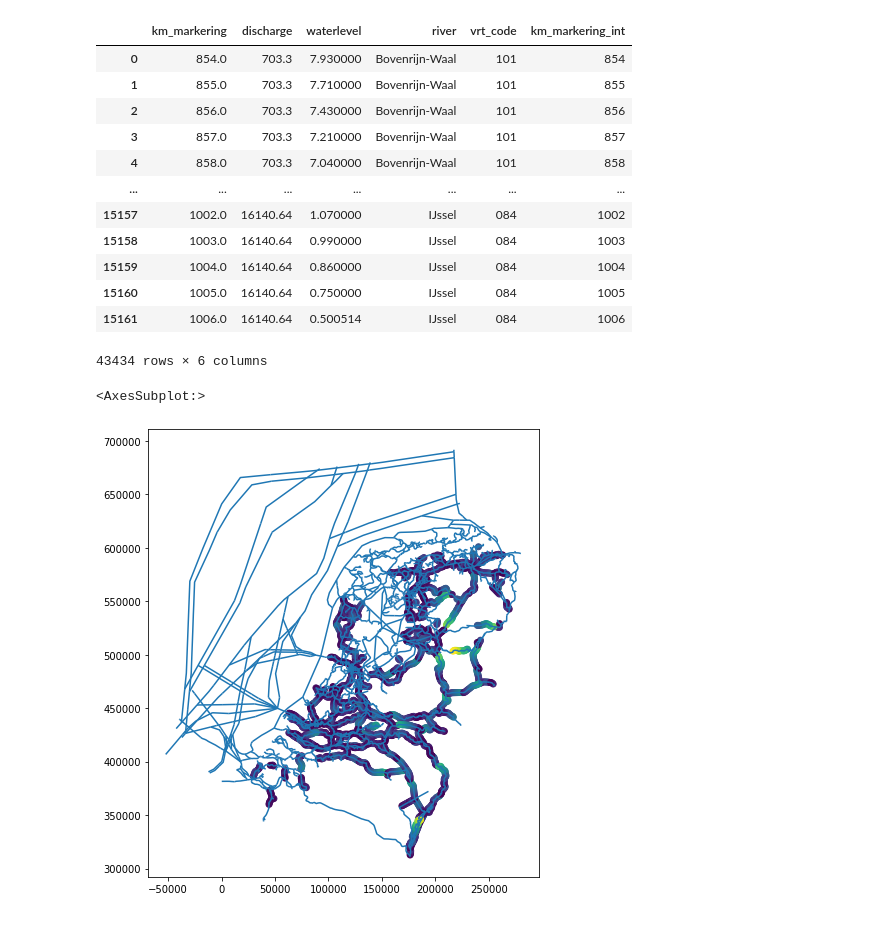
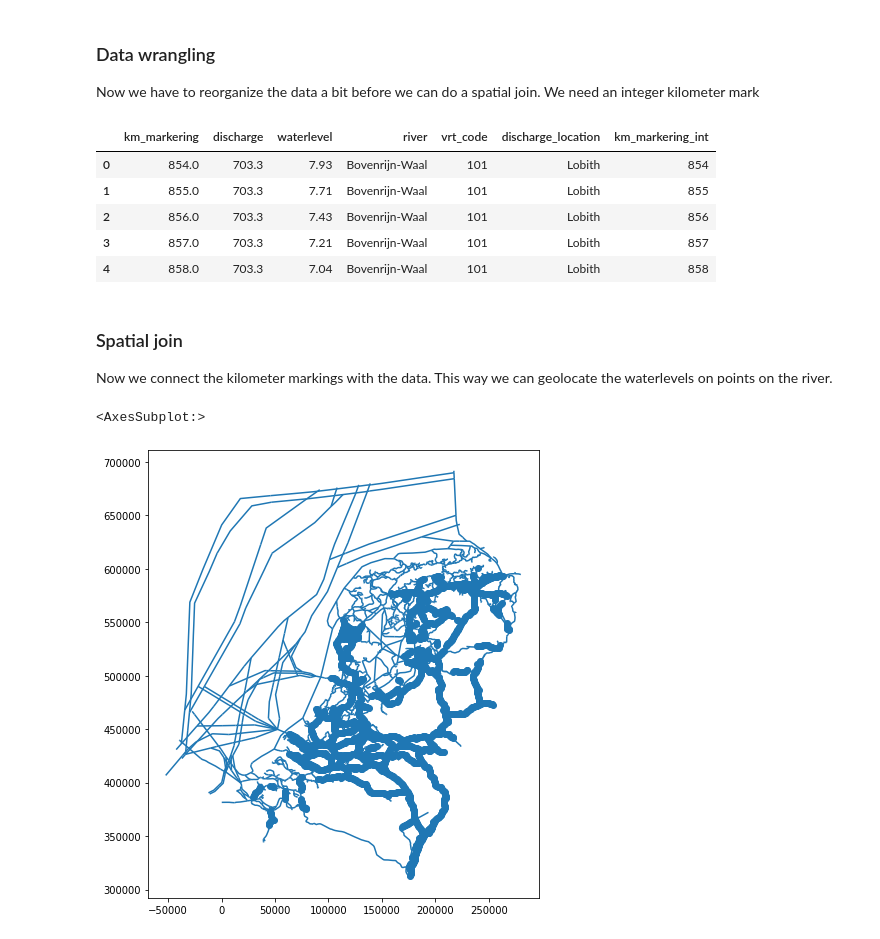
Before and after one commit to Deltares-research/digitaltwin-waterway, a Jupyter notebook: notebooks/waterdepths/read_waterdepth.ipynb, the cells around one changed output. Drawn from its saved outputs; the diff is of its cells as text; code cells hidden in the pictures.

```diff
--- a/notebooks/waterdepths/read_waterdepth.ipynb
+++ b/notebooks/waterdepths/read_waterdepth.ipynb
@@ -10,0 +19,8 @@ data_dir = pathlib.Path('~/data/river/dtv/betrekkingslijnen')
+# %%
+# general settings, the data where information is stored
+data_dir = pathlib.Path('~/data/river/dtv/betrekkingslijnen')
+download = False
+
+epsg_utm31n = 32631
+epsg_wgs84 = 4326
+epsg_rd = 28992
@@ -55,3 +77,6 @@ lobith_df = pd.read_excel(betrekkingslijnen_lobith_path, sheet_name=list(sheet_n
+# %% [markdown]
+### Data wrangling
+Now we have to reorganize the data a bit before we can do a spatial join. We need an integer kilometer mark
 # %%
 # Column: Discharge Lobith [m3/s]
 # Row: Kilometermarkering
@@ -67,35 +92,49 @@ for sheet_name in sheet_names:
     river_flat = river_flat.rename(columns={'variable': 'discharge'})
     river_flat['river'] = sheet_name
     river_flat['vrt_code'] = name_vaarweg_codes[sheet_name]
+    river_flat['discharge_location'] = 'Lobith'
     river_dfs.append(river_flat)
+
+# add the Maas
+river_with_km = maas_df.reset_index().rename(columns={'index': 'km_markering'})
+river_flat = river_with_km.melt(id_vars=['km_markering'], value_name='waterlevel')
+river_flat = river_flat.rename(columns={'variable': 'discharge'})
+# fix the data type to float
+river_flat['discharge'] = river_flat['discharge'].astype(float)
+river_flat['river'] = 'Maas'
+# add the discharge location
+river_flat['discharge_location'] = 'st Pieter'
+# manual lookup
+river_flat['vrt_code'] = '150'
+river_dfs.append(river_flat)
 
 river_df = pd.concat(river_dfs)
 river_df = river_df.dropna()
 
+# 31 locations are not integer locations,  discuss with Remi
+# river_df[~np.isclose(river_df['km_markering'] % 1, 0)].groupby('km_markering').first()
+
+# Floor the markings for geolocating
 river_df['km_markering_int'] = np.floor(river_df['km_markering']).astype('int')
-river_df
+river_df.head()
 # %% [output]
-|  | km_markering | discharge | waterlevel | river | vrt_code | km_markering_int |
-| 0 | 854.0 | 703.3 | 7.930000 | Bovenrijn-Waal | 101 | 854 |
-| 1 | 855.0 | 703.3 | 7.710000 | Bovenrijn-Waal | 101 | 855 |
-| 2 | 856.0 | 703.3 | 7.430000 | Bovenrijn-Waal | 101 | 856 |
-| 3 | 857.0 | 703.3 | 7.210000 | Bovenrijn-Waal | 101 | 857 |
-| 4 | 858.0 | 703.3 | 7.040000 | Bovenrijn-Waal | 101 | 858 |
-| ... | ... | ... | ... | ... | ... | ... |
-| 15157 | 1002.0 | 16140.64 | 1.070000 | IJssel | 084 | 1002 |
-| 15158 | 1003.0 | 16140.64 | 0.990000 | IJssel | 084 | 1003 |
-| 15159 | 1004.0 | 16140.64 | 0.860000 | IJssel | 084 | 1004 |
-| 15160 | 1005.0 | 16140.64 | 0.750000 | IJssel | 084 | 1005 |
-| 15161 | 1006.0 | 16140.64 | 0.500514 | IJssel | 084 | 1006 |
+|  | km_markering | discharge | waterlevel | river | vrt_code | discharge_location | km_markering_int |
+| 0 | 854.0 | 703.3 | 7.93 | Bovenrijn-Waal | 101 | Lobith | 854 |
+| 1 | 855.0 | 703.3 | 7.71 | Bovenrijn-Waal | 101 | Lobith | 855 |
+| 2 | 856.0 | 703.3 | 7.43 | Bovenrijn-Waal | 101 | Lobith | 856 |
+| 3 | 857.0 | 703.3 | 7.21 | Bovenrijn-Waal | 101 | Lobith | 857 |
+| 4 | 858.0 | 703.3 | 7.04 | Bovenrijn-Waal | 101 | Lobith | 858 |
-43434 rows × 6 columns
+# %% [markdown]
+### Spatial join
+Now we connect the kilometer markings with the data. This way we can geolocate the waterlevels on points on the river.
 # %%
-kmm_gdf= gpd.read_file(kmmarkering_path, crs=28992)
-vwv_gdf = gpd.read_file(vaarwegvakken_path, crs=28992)
+kmm_gdf = gpd.read_file(kmmarkering_path, crs=epsg_rd)
+vwv_gdf = gpd.read_file(vaarwegvakken_path, crs=epsg_rd)
 
 fig, ax = plt.subplots(figsize=(7, 13))
-kmm_gdf.plot(ax=ax, column='afstand')
+kmm_gdf.plot(ax=ax)
 vwv_gdf.plot(ax=ax)
 # %% [output]
 <AxesSubplot:>
-[figure, old version]
+[figure, new version]
 # %%
```
Also changed, not shown: parts of 33 cells of this notebook.
